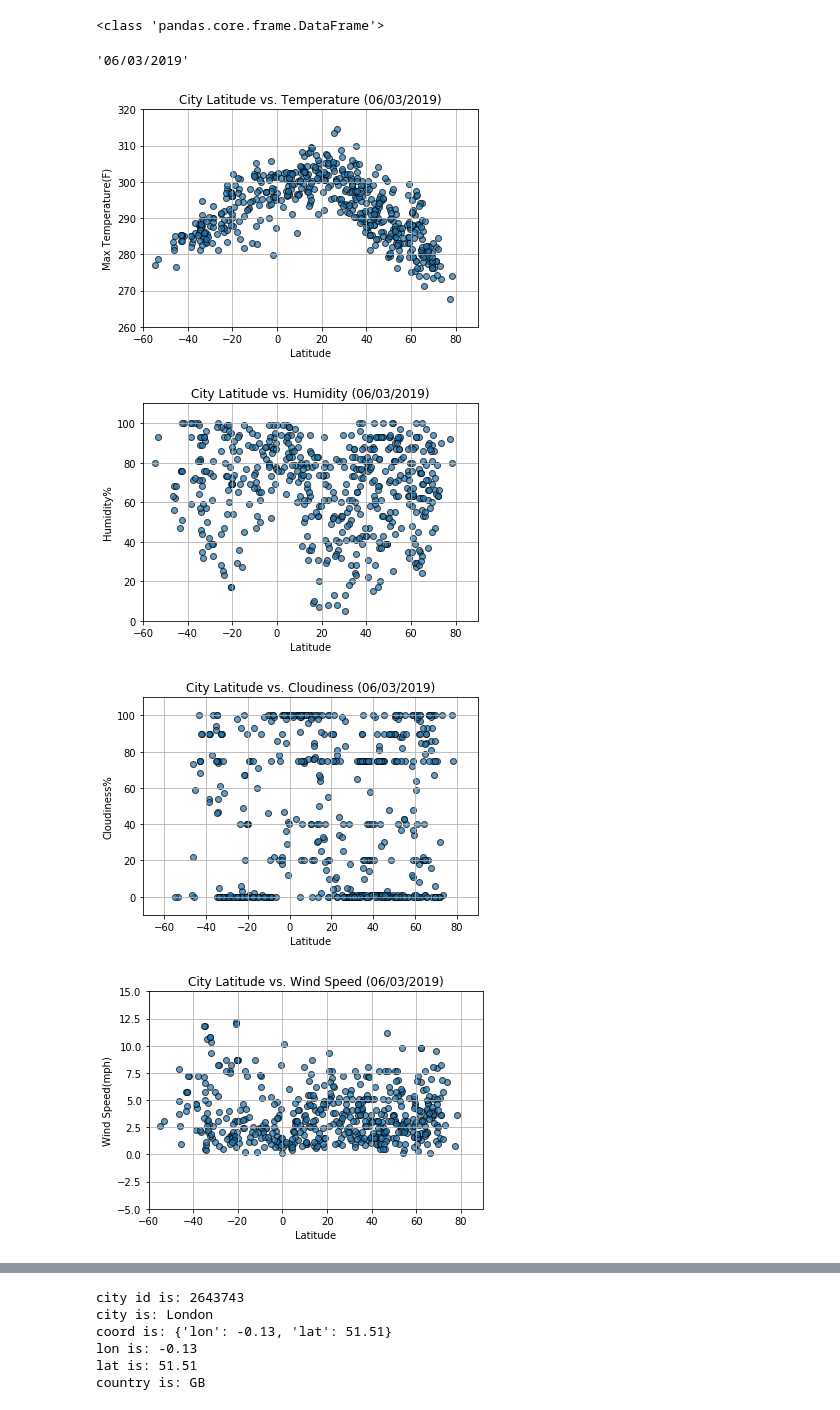
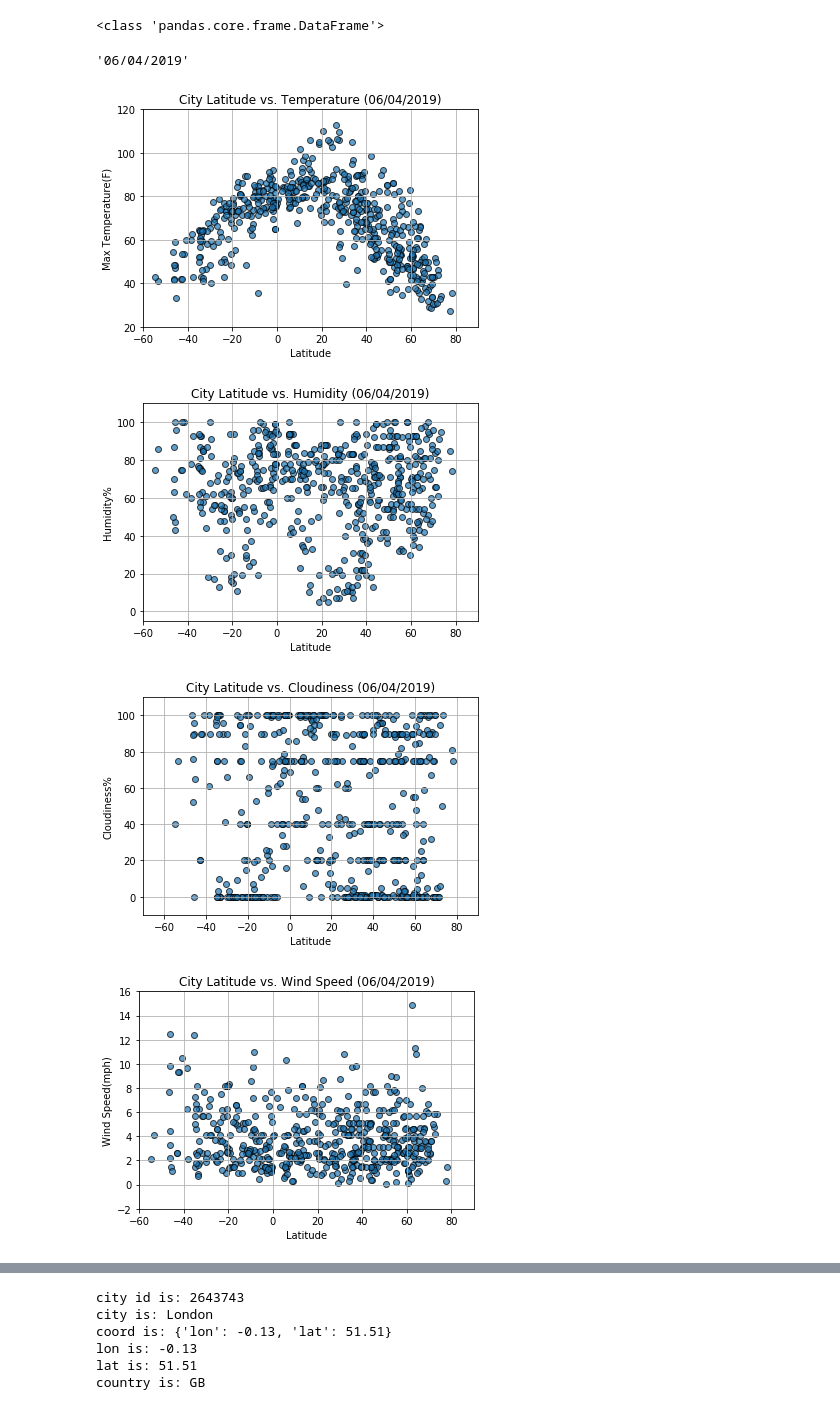
Before and after one commit to lisatian8/python-apis-challenge, a Jupyter notebook: starter_code/WeatherPy.ipynb, the cells around one changed output, grey strips where cells are left out. Drawn from its saved outputs; the diff is of its cells as text; code cells hidden in the pictures.

```diff
--- a/starter_code/WeatherPy.ipynb
+++ b/starter_code/WeatherPy.ipynb
@@ -78,7 +78,8 @@ date = []
 humidity =[]
 lat = []
 lon = []
-tempMax = []
+tempMax_k = []
+tempMax_f = []
 windSpeed = []
 cityList=[]
 
@@ -96,12 +97,13 @@ for city in cities:
            humidity.append(response['main']['humidity'])
            lat.append(response['coord']['lat'])
            lon.append(response['coord']['lon'])
-           tempMax.append(response['main']['temp_max'])
+           tempMax_k.append(response['main']['temp_max'])
+           tempMax_f.append((response['main']['temp_max'] - 273.15)*9/5+32)
            windSpeed.append(response['wind']['speed'])
         except:
             print(f'not existing: {city}')
-            time.sleep(2)
-        time.sleep(2)
+            time.sleep(0.2)
+        time.sleep(0.2)
 #print(f"The latitude information received is: {lat}")
 #print(f"The temperature information received is: {tempMax}")
 
@@ -117,7 +119,8 @@ weather_dict = {
     "Humidity": humidity,
     "Lat": lat,
     "Lng": lon,
-    "Max Temp": tempMax,
+    "Max Temp (Kelvin)": tempMax_k,
+    "Max Temp (F)": tempMax_f,
     "Wind Speed": windSpeed
 }
 weather_data = pd.DataFrame(weather_dict)
@@ -173,14 +177,14 @@ dt=datetime.datetime.fromtimestamp(unix_time).strftime('%m/%d/%Y %H:%M:%S')
 local_date=dt.split(' ', 1)[0]
 local_date
 # %% [output]
-'06/03/2019'
+'06/04/2019'
 # %%
 ###
 #Latitude vs Temperature Plot
 
 # Build a scatter plot for each data type
 plt.scatter(weather_data["Lat"],
-            weather_data["Max Temp"],
+            weather_data["Max Temp (F)"],
             edgecolor="black", linewidths=1, marker="o", alpha=0.7)
 
 # Incorporate the other graph properties
@@ -188,18 +192,16 @@ plt.title("City Latitude vs. Temperature (" + local_date + ")")
 plt.ylabel("Max Temperature(F)")
 plt.xlabel("Latitude")
 plt.grid(True)
-#plt.xlim([-90, 90])
-#plt.ylim([-100, 150])
 plt.xlim(-60,90)
-plt.ylim([260, 320])
+plt.ylim([20, 120])
 
 # Save the figure
-plt.savefig("Latitude_Temperature.png")
+plt.savefig("output_data/Latitude_Temperature.png")
 
 # Show plot
 plt.show()
 # %% [output]
-[figure, old version]
+[figure, new version]
 # %%
 ###
 #Latitude vs. Humidity Plot
@@ -213,17 +215,15 @@ plt.title("City Latitude vs. Humidity (" + local_date + ")")
 plt.ylabel("Humidity%")
 plt.xlabel("Latitude")
 plt.grid(True)
-#plt.xlim([-90, 90])
-#plt.ylim([-20, 100])
 plt.xlim([-60, 90])
-plt.ylim([-0, 110])
+plt.ylim([-5, 110])
 # Save the figure
-plt.savefig("Latitude_Humidity.png")
+plt.savefig("output_data/Latitude_Humidity.png")
 
 # Show plot
 plt.show()
 # %% [output]
-[figure, old version]
+[figure, new version]
 # %%
 ###
 #Latitude vs. Cloudiness Plot
@@ -237,43 +237,39 @@ plt.title("City Latitude vs. Cloudiness (" + local_date + ")")
 plt.ylabel("Cloudiness%")
 plt.xlabel("Latitude")
 plt.grid(True)
-#plt.xlim([-90, 90])
-#plt.ylim([-20, 120])
 plt.xlim([-70, 90])
 plt.ylim([-10, 110])
 
 # Save the figure
-plt.savefig("Latitude_Cloudiness.png")
+plt.savefig("output_data/Latitude_Cloudiness.png")
 
 # Show plot
 plt.show()
 # %% [output]
-[figure, old version]
+[figure, new version]
 # %%
 ###
 #Latitude vs. Wind Speed Plot
 # Build a scatter plot for each data type
 plt.scatter(weather_data["Lat"],
             weather_data["Wind Speed"],
             edgecolor="black", linewidths=1, marker="o", alpha=0.7)
 
 # Incorporate the other graph properties
 plt.title("City Latitude vs. Wind Speed (" + local_date + ")")
 plt.ylabel("Wind Speed(mph)")
 plt.xlabel("Latitude")
 plt.grid(True)
-#plt.xlim([-90, 90])
-#plt.ylim([-5, 40])
 plt.xlim([-60, 90])
-plt.ylim([-5, 15])
+plt.ylim([-2, 16])
 
 # Save the figure
-plt.savefig("Latitude_WindSpeed.png")
+plt.savefig("output_data/Latitude_WindSpeed.png")
 
 # Show plot
 plt.show()
 # %% [output]
-[figure, old version]
+[figure, new version]
 # %%
 weather_data.to_csv(output_data_file, sep=',', index=False)
 # %%
```
Also changed, not shown: parts of 24 cells of this notebook.
